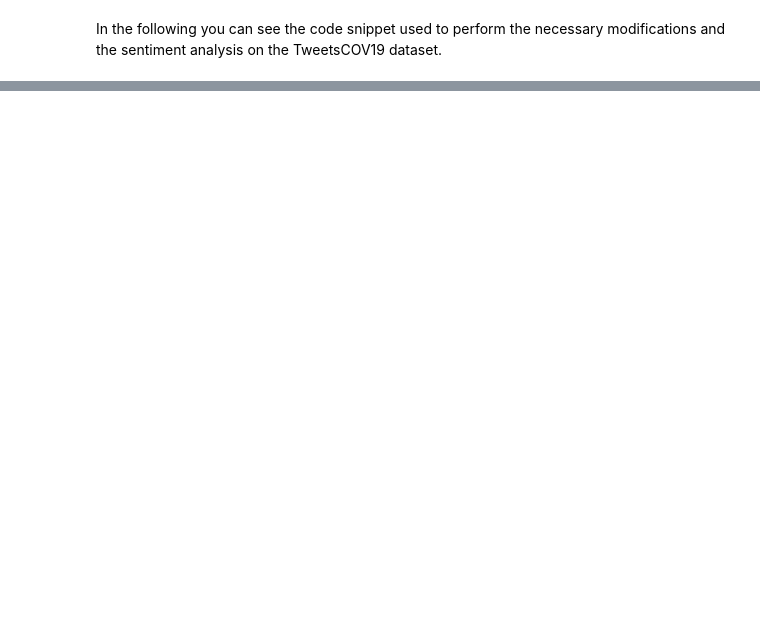
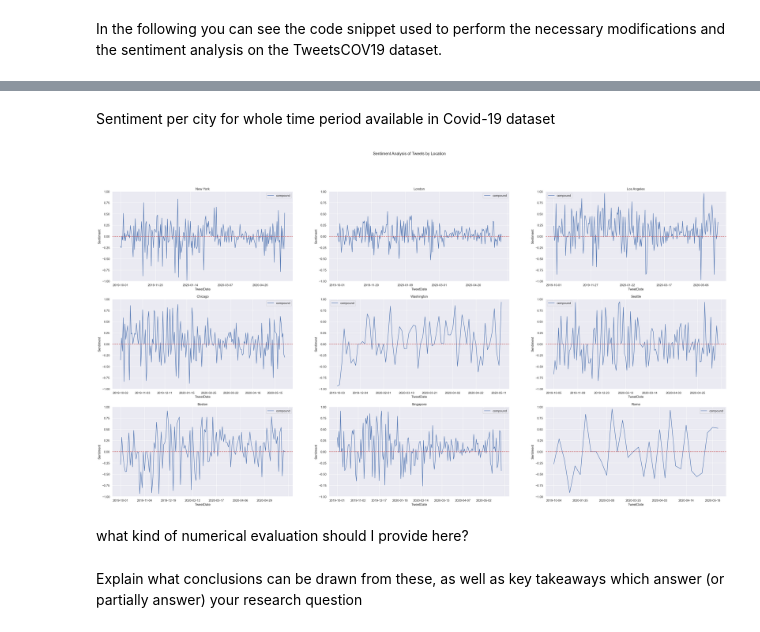
Before and after one commit to richdanis/ML4H, a Jupyter notebook: Project 2/Part_3.ipynb, the cells around one changed output, grey strips where cells are left out. Saved outputs shown, nothing was run; the diff lists cells and outputs as text; code cells hidden in the pictures; blank space fills up the shorter version.

```diff
--- a/Project 2/Part_3.ipynb
+++ b/Project 2/Part_3.ipynb
@@ -57,0 +90,41 @@ sentiment_df['TweetText'] = text_data.values
+# %%
+# load sentiment_df
+sentiment_df = pd.read_csv('./data/sentiment.csv')
+
+# group by user location and then by date and make mean of compound
+grouped = sentiment_df.groupby(['UserLocation', 'TweetDate']).mean()
+
+# get user locations of grouped Chicago, New York, Los Angeles, Washington, London, Boston, Singapore, Rome, Seattle
+locations = ['Chicago', 'New York', 'Los Angeles', 'Washington', 'London', 'Boston', 'Singapore', 'Rome', 'Seattle']
+
+new_grouped_locations = grouped.loc[locations]
+# %% [markdown]
+Sentiment per city for whole time period available in Covid-19 dataset
+# %%
+# make each a sub plot of all sentiments for each location and set x axis to date
+
+fig, axes = plt.subplots(nrows=3, ncols=3, figsize=(40, 20))
+fig.suptitle('Sentiment Analysis of Tweets by Location')
+new_grouped_locations.loc['New York'].plot(ax=axes[0,0], title='New York')
+new_grouped_locations.loc['London'].plot(ax=axes[0,1], title='London')
+new_grouped_locations.loc['Los Angeles'].plot(ax=axes[0,2], title='Los Angeles')
+new_grouped_locations.loc['Chicago'].plot(ax=axes[1,0], title='Chicago')
+new_grouped_locations.loc['Washington'].plot(ax=axes[1,1], title='Washington')
+new_grouped_locations.loc['Seattle'].plot(ax=axes[1,2], title='Seattle')
+new_grouped_locations.loc['Boston'].plot(ax=axes[2,0], title='Boston')
+new_grouped_locations.loc['Singapore'].plot(ax=axes[2,1], title='Singapore')
+new_grouped_locations.loc['Rome'].plot(ax=axes[2,2], title='Rome')
+
+# y axis is sentiment with range -1 to 1
+for ax in axes.flat:
+    ax.set(ylabel='Sentiment', ylim=(-1, 1))
+
+# make red dotted line at 0
+for ax in axes.flat:
+    ax.axhline(y=0, color='r', linestyle='--')
+
+plt.show()
+# %% [output]
+[figure, added]
+# %% [markdown]
+what kind of numerical evaluation should I provide here?
@@ -57,0 +133,3 @@ sentiment_df['TweetText'] = text_data.values
+# %% [markdown]
+Explain what conclusions can be drawn from
+these, as well as key takeaways which answer (or partially answer) your research question
```
Also changed, not shown: parts of 34 cells of this notebook, 2 other files.
